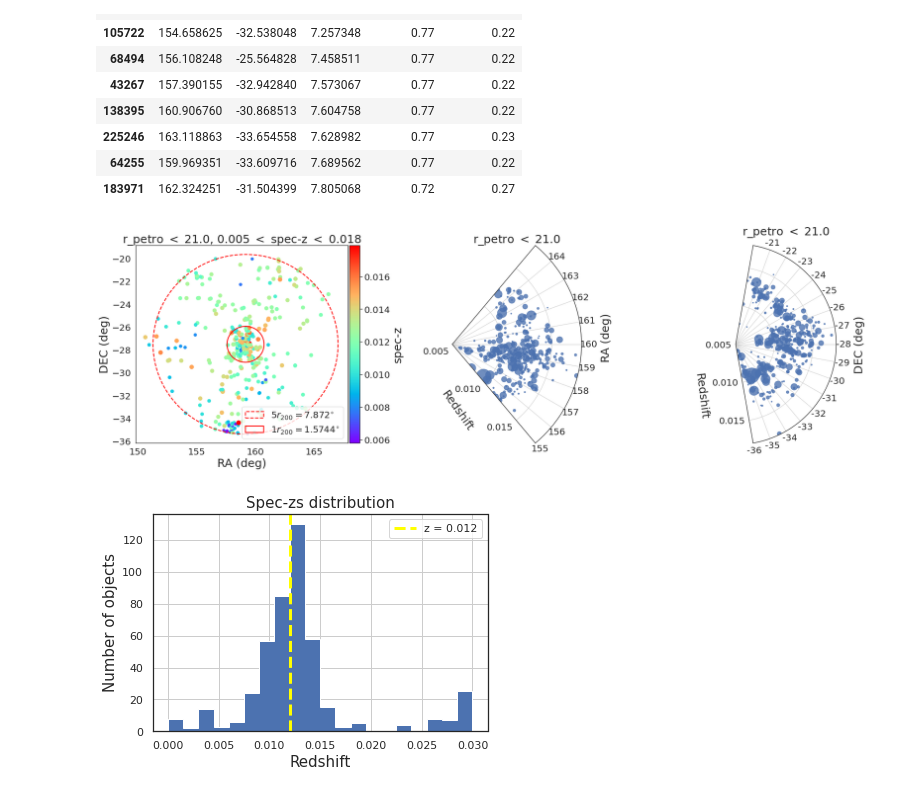
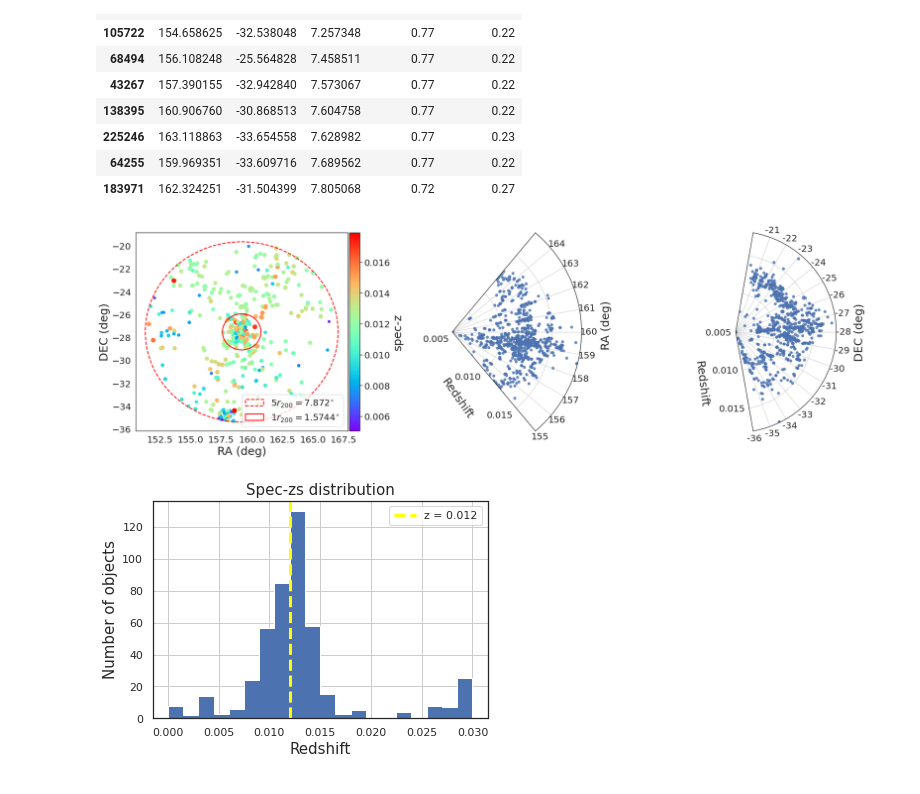
Before and after one commit to elismar2000/hydra-codes, a Jupyter notebook: hydra_tomography.ipynb, the cells around one changed output. Cells and saved outputs as stored; diff of their text form; code cells hidden in the pictures.

Commit message:
add updates in codes related to preliminary analysis of Hydra Cluster, made since the S-PLUS EWG seminar

```diff
--- a/hydra_tomography.ipynb
+++ b/hydra_tomography.ipynb
@@ -8,10 +8,12 @@ import seaborn as sns; sns.set()
 sns.set_style("white")
 # sns.set_style("whitegrid")
 # %%
-photoz_table = pd.read_csv("Fields-DR3/hydra_probgal0.7.csv", usecols=['RA', 'DEC', 'zml', 'r_petro',
+photoz_table = pd.read_csv("tables_photozs/hydra_probgal0.7.csv", usecols=['RA', 'DEC', 'zml', 'r_petro',
                                                                            'odds', 'PROB_GAL'])
 
-specz_table = pd.read_csv("hydra_specz.csv", usecols=['RA_1', 'DEC_1', 'z', 'r_petro', 'PROB_GAL'])
+specz_table = pd.read_csv("tables_speczs/SpecZ_Catalogue_20220701.csv", usecols=['RA', 'DEC', 'z', 'class'])
+
+# specz_table = pd.read_csv("tables_speczs/hydra_specz.csv", usecols=['RA_1', 'DEC_1', 'z', 'r_petro', 'PROB_GAL'])
 # %%
 ra_pz = photoz_table["RA"]
 dec_pz = photoz_table["DEC"]
@@ -20,11 +22,10 @@ rpetro_pz = photoz_table["r_petro"]
 odds = photoz_table["odds"]
 prob_gal = photoz_table["PROB_GAL"]
 
-ra_sz = specz_table["RA_1"]
-dec_sz = specz_table["DEC_1"]
+ra_sz = specz_table["RA"]
+dec_sz = specz_table["DEC"]
 z = specz_table["z"]
-rpetro_sz = specz_table["r_petro"]
-probgal_sz = specz_table["PROB_GAL"]
+obj_class = specz_table["class"]
 # %%
 #Defining the center of Hydra (in degress)
 ra_0 = 159.17
@@ -216,7 +217,7 @@ photoz_table[["RA", "DEC", "r_petro", "PROB_GAL", "PROB_STAR"]][i].sort_values(b
 | 64255 | 159.969351 | -33.609716 | 7.689562 | 0.77 | 0.22 |
 | 183971 | 162.324251 | -31.504399 | 7.805068 | 0.72 | 0.27 |
 # %%
-mlim = 21
+mlim = 19
 z_range = 0.018
 
 fontsize = 25
@@ -235,12 +236,13 @@ ax3 = fig.add_subplot(133, projection='polar')
 #First figure: RA x DEC distribution
 #======================================
 
-mask = (rpetro_sz < mlim) & (z > 0.005) & (z < z_range) & (probgal_sz > 0.8)
+# mask = (rpetro_sz < mlim) & (z > 0.005) & (z < z_range) & (probgal_sz > 0.8)
+mask = (z > 0.005) & (z < z_range) & (obj_class == "GALAXY") & (distances_sz < 5*radius)
 
 sc1 = ax1.scatter(x=ra_sz[mask], y=dec_sz[mask], c=z[mask], cmap=cm2, s=(z[mask])*5e3)
 ax1.set_ylabel("DEC (deg)", fontsize=fontsize)
 ax1.set_xlabel("RA (deg)", fontsize=fontsize)
-ax1.set_title(r"r_petro $<$ {:.1f}, 0.005 $<$ spec-z $<$ {:.3f}".format(mlim, z_range), fontsize=fontsize)
+# ax1.set_title(r"r_petro $<$ {:.1f}, 0.005 $<$ spec-z $<$ {:.3f}".format(mlim, z_range), fontsize=fontsize)
 
 divider = make_axes_locatable(ax1)
 cax1 = divider.append_axes('right', size='5%', pad=0.05)
@@ -263,10 +265,11 @@ ax1.legend(fontsize=fontsize*0.8)
 # Scale factor
 sf = 10
 
-mask_sz2 = (rpetro_sz < mlim) & (probgal_sz > 0.8)
+# mask_sz2 = (rpetro_sz < mlim) & (probgal_sz > 0.8)
 
 # Scatterplot of the data on polar coordinates (theta in radians (this is the reason for the *np.pi/180) and r)
-ax2.scatter(sf*ra_sz[mask_sz2]*np.pi/180, z[mask_sz2], s=10**(-0.4*rpetro_sz[mask_sz2])*2e7, alpha=0.8)
+# ax2.scatter(sf*ra_sz[mask_sz2]*np.pi/180, z[mask_sz2], s=10**(-0.4*rpetro_sz[mask_sz2])*2e7, alpha=0.8)
+ax2.scatter(sf*ra_sz[mask]*np.pi/180, z[mask], s=30.0, alpha=0.8)
 
 # Setting limits and ticks for the axes (the y-axis is the r-axis)
 ax2.set_ylim(0.005, z_range)
@@ -277,7 +280,7 @@ ax2.set_theta_offset(sf*200*np.pi/180) # This offset is here to change the posit
 ax2.set_thetamax(sf*165)
 ax2.set_thetamin(sf*155)
 
-ax2.set_title(r"r_petro $<$ {:.1f}".format(mlim), fontsize=fontsize, y=1.0)
+# ax2.set_title(r"r_petro $<$ {:.1f}".format(mlim), fontsize=fontsize, y=1.0)
 
 
 label_position=ax2.get_rlabel_position()
@@ -291,37 +294,38 @@ ax2.grid(True)
 #======================================
 
 # Scatterplot of the data on polar coordinates (theta in radians (this is the reason for the *np.pi/180) and r)
-ax3.scatter(sf*dec_sz[mask_sz2]*np.pi/180, z[mask_sz2], s=10**(-0.4*rpetro_sz[mask_sz2])*2e7, alpha=0.8)
+# ax3.scatter(sf*dec_sz[mask_sz2]*np.pi/180, z[mask_sz2], s=10**(-0.4*rpetro_sz[mask_sz2])*2e7, alpha=0.8)
+ax3.scatter(sf*dec_sz[mask]*np.pi/180, z[mask], s=30.0, alpha=0.8)
 
 # Setting limits and ticks for the axes (the y-axis is the r-axis)
 ax3.set_ylim(0.005, z_range)
 ax3.set_yticks(np.arange(0.0050, z_range, 0.005))
 ax3.set_xticks(sf*np.arange(-36,  -20, 1)*np.pi/180)
 ax3.set_xticklabels(np.arange(-36, -20, 1))
 ax3.set_theta_offset(sf*28*np.pi/180) # This offset is here to change the position of the slice
 ax3.set_thetamax(sf*-20)
 ax3.set_thetamin(sf*-36)
 
-ax3.set_title(r"r_petro $<$ {:.1f}".format(mlim), fontsize=fontsize, y=1.0)
+# ax3.set_title(r"r_petro $<$ {:.1f}".format(mlim), fontsize=fontsize, y=1.0)
 
 
 label_position=ax3.get_rlabel_position()
 ax3.text(-0.24*np.pi, 0.013,'Redshift',
              rotation=-83, ha='center',va='center', fontsize=fontsize)
 ax3.text(np.radians(label_position)+1.0, 0.021, 'DEC (deg)', ha='center', va='center', rotation=90, fontsize=fontsize)
 ax3.grid(True)
 
 #======================================
 #Global stuff
 #======================================
 
 for ax in [ax1, ax2, ax3]:
     ax.yaxis.set_tick_params(labelsize=labelsize, width=3)
     ax.xaxis.set_tick_params(labelsize=labelsize, width=3)
 
-plt.savefig("../Figures/raxdec_coneRA&DEC_mlim{:.1f}-v3.pdf".format(mlim), format='pdf')
+plt.savefig("../Figures/raxdec_coneRA&DEC.png", format='png')
 # %% [output]
-[figure, old version]
+[figure, new version]
 # %%
 fontsize=15
 
```
Also changed, not shown: parts of 3 cells of this notebook, 5 other files.
